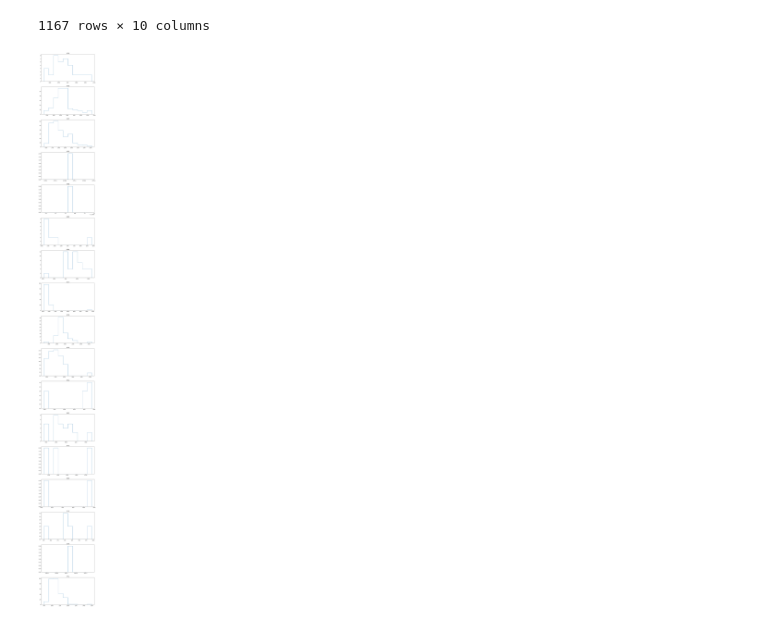
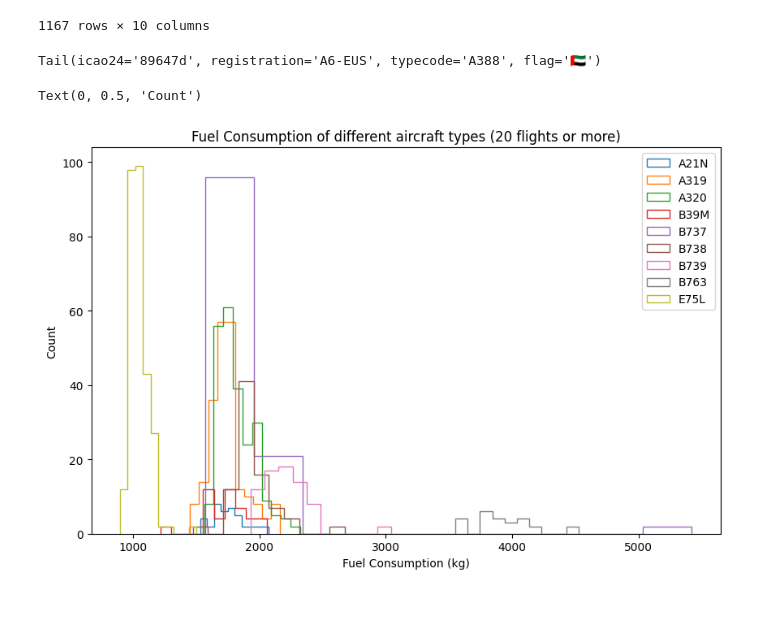
Before and after one commit to Flight-Path-Analysis/FlightPathAnalysis, a Jupyter notebook: tutorials/Compute_Flight_Integrals.ipynb, the cells around one changed output. Saved outputs shown, nothing was run; the diff lists cells and outputs as text; code cells hidden in the pictures.

```diff
--- a/tutorials/Compute_Flight_Integrals.ipynb
+++ b/tutorials/Compute_Flight_Integrals.ipynb
@@ -275,10 +275,23 @@ for icao24 in fuels['icao24']:
     typecodes += [Flight(df).aircraft['typecode']]
 # %%
 fuels['typecode'] = typecodes
-# %%
-fig, ax = plt.subplots(len(np.unique(typecodes)), figsize = [10, len(np.unique(typecodes))*10/1.62])
-for i, aicraft_type in enumerate(np.unique(typecodes)):
-    ax[i].set_title(aicraft_type)
-    ax[i].hist(fuels[fuels['typecode'] == aicraft_type]['fuel'], bins = 10, histtype = 'step', label = aicraft_type)
-# %% [output]
-[figure, removed]
+# %%
+Flight(df).aircraft
+# %% [output]
+Tail(icao24='89647d', registration='A6-EUS', typecode='A388', flag='🇦🇪')
+# %%
+fig, ax = plt.subplots( figsize = [10, 10/1.62])
+aircrafts, counts = np.unique(typecodes, return_counts=True)
+thresh = 20
+mask = counts >= thresh
+aircrafts = aircrafts[mask]
+counts = counts[mask]
+for i, aicraft_type in enumerate(aircrafts):
+    ax.hist(fuels[fuels['typecode'] == aicraft_type]['fuel'], bins = 10, histtype = 'step', label = aicraft_type)
+ax.legend()
+ax.set_title(f"Fuel Consumption of different aircraft types ({thresh} flights or more)")
+ax.set_xlabel('Fuel Consumption (kg)')
+ax.set_ylabel('Count')
+# %% [output]
+Text(0, 0.5, 'Count')
+[figure, added]
```
Also changed, not shown: parts of 3 cells of this notebook, 3 other files.
